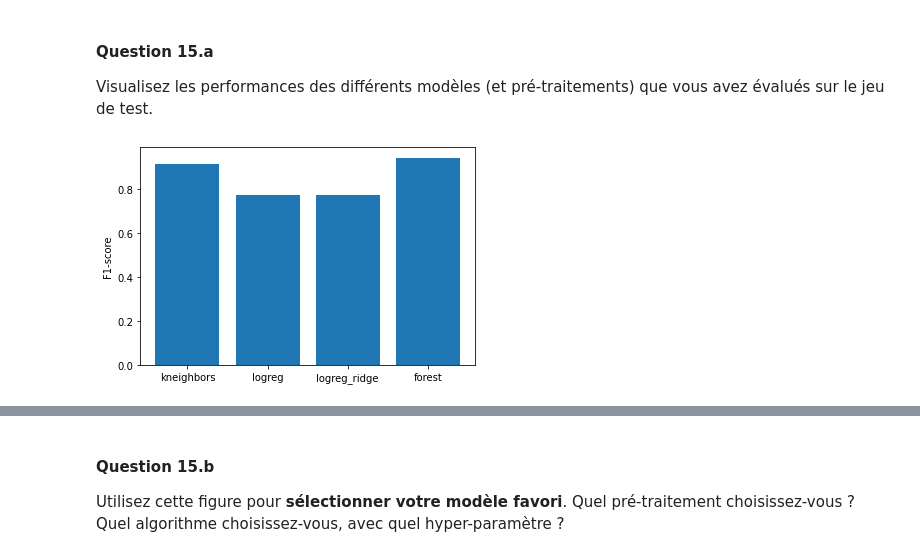
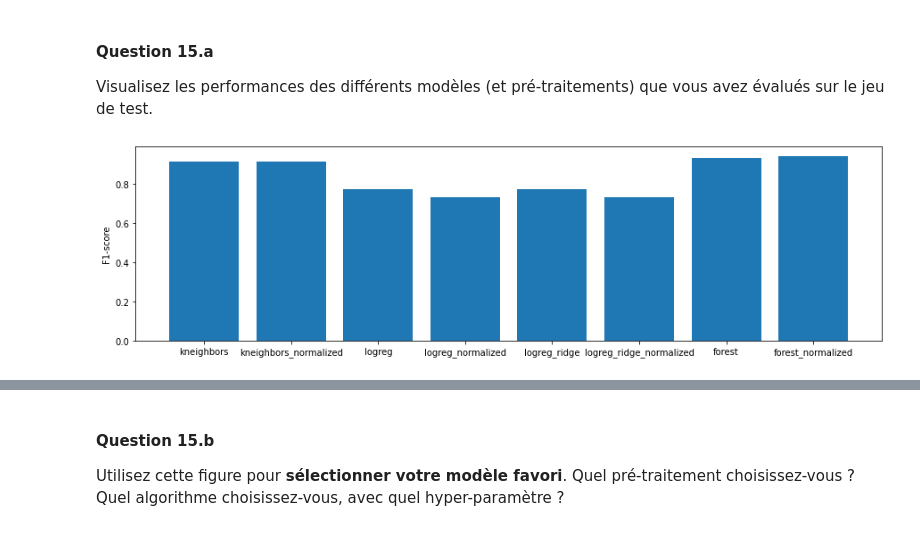
Before and after one commit to MariusAlonso/Projet_SDD, a Jupyter notebook: Projet.ipynb, the cells around one changed output, grey strips where cells are left out. Drawn from its saved outputs; the diff is of its cells as text; code cells hidden in the pictures.

```diff
--- a/Projet.ipynb
+++ b/Projet.ipynb
@@ -254,3 +264,10 @@ kneighbors_score = metrics.f1_score(y_pred_test, y_test)
 print("F1-score: %.2f" % kneighbors_score)
 # %% [output]
 F1-score: 0.91
+# %%
+predictor_oneneighbor_normalized = neighbors.KNeighborsClassifier(n_neighbors=1)
+predictor_oneneighbor_normalized.fit(X_train_normalized, y_train)
+y_pred_test = predictor_oneneighbor_normalized.predict(X_test_normalized)
+
+kneighbors_normalized_score = metrics.f1_score(y_pred_test, y_test)
+print("F1-score: %.2f" % kneighbors_normalized_score)
@@ -293,3 +312,10 @@ print("F1-score: %.2f" % logreg_score_train)
 F1-score: 0.77
 # %% [markdown]
 La régularisation résout les problèmes de surapprentissage. Or ici, il semble que le surapprentissage soit faible voire inexistant étant donné que les performances du modèle ne baissent pas en passant du jeu d'entraînement au jeu de test. Par conséquent, il est peu probable qu'une régularisation l2 améliore les performances du modèle.
+# %%
+logreg_normalized = LogisticRegression(penalty='none')
+logreg_normalized.fit(X_train_normalized, y_train)
+y_pred_test = logreg_normalized.predict(X_test_normalized)
+
+logreg_normalized_score = metrics.f1_score(y_pred_test, y_test)
+print("F1-score: %.2f" % logreg_normalized_score)
@@ -327,3 +355,10 @@ logreg_ridge_score = metrics.f1_score(y_pred_test, y_test)
 print("F1-score: %.2f" % logreg_ridge_score)
 # %% [output]
 F1-score: 0.77
+# %%
+logreg_ridge_normalized = LogisticRegression(penalty='l2', C=1/alpha_max)
+logreg_ridge_normalized.fit(X_train_normalized, y_train)
+y_pred_test = logreg_ridge_normalized.predict(X_test_normalized)
+
+logreg_ridge_normalized_score = metrics.f1_score(y_pred_test, y_test)
+print("F1-score: %.2f" % logreg_ridge_normalized_score)
@@ -374,0 +412,7 @@ F1-score: 0.94
+# %%
+forest_normalized = RandomForestClassifier(n_estimators = n_estimators_max)
+forest_normalized.fit(X_train_normalized, y_train)
+y_pred_test = forest_normalized.predict(X_test_normalized)
+
+forest_normalized_score = metrics.f1_score(y_pred_test, y_test)
+print("F1-score: %.2f" % forest_normalized_score)
@@ -378,10 +424,11 @@ F1-score: 0.94
 #### Question 15.a
 Visualisez les performances des différents modèles (et pré-traitements) que vous avez évalués sur le jeu de test.
 # %%
-names = ["kneighbors","logreg","logreg_ridge","forest"]
-values = [kneighbors_score, logreg_score, logreg_ridge_score, forest_score]
+names = ["kneighbors","kneighbors_normalized","logreg","logreg_normalized","logreg_ridge","logreg_ridge_normalized","forest","forest_normalized"]
+values = [kneighbors_score, kneighbors_normalized_score, logreg_score, logreg_normalized_score, logreg_ridge_score, logreg_ridge_normalized_score, forest_score, forest_normalized_score]
+plt.figure(figsize=(15,4))
 plt.bar(names, values)
-pblt.ylabel("F1-score")
+plt.ylabel("F1-score")
 plt.show()
 # %% [output]
-[figure, old version]
+[figure, new version]
```
Also changed, not shown: parts of 12 cells of this notebook, 1 other file.
